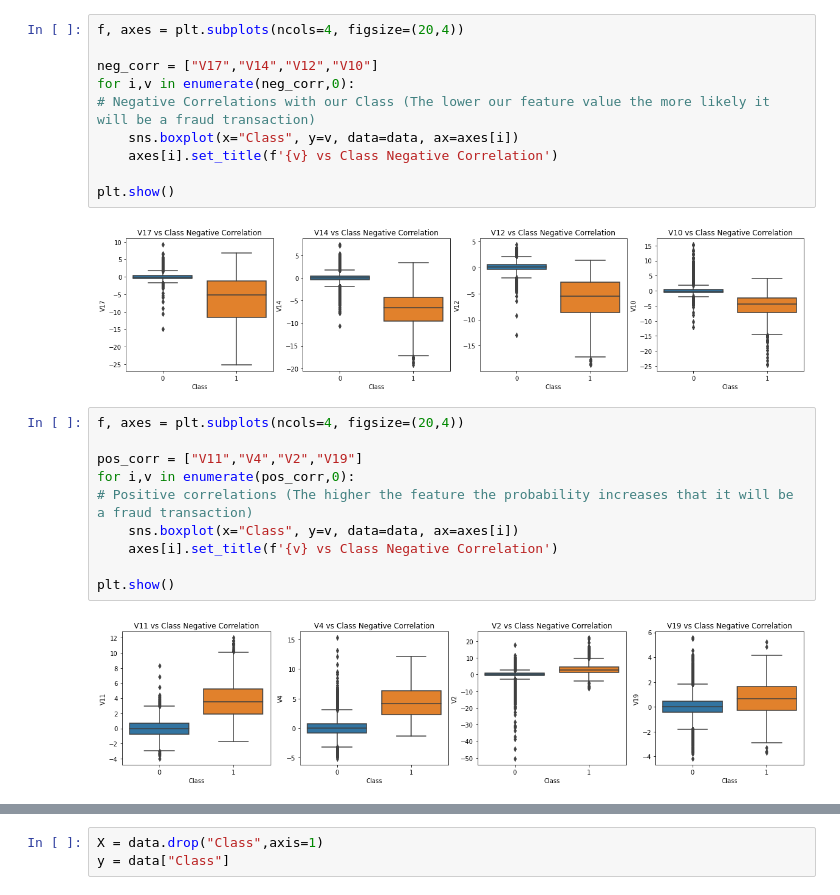
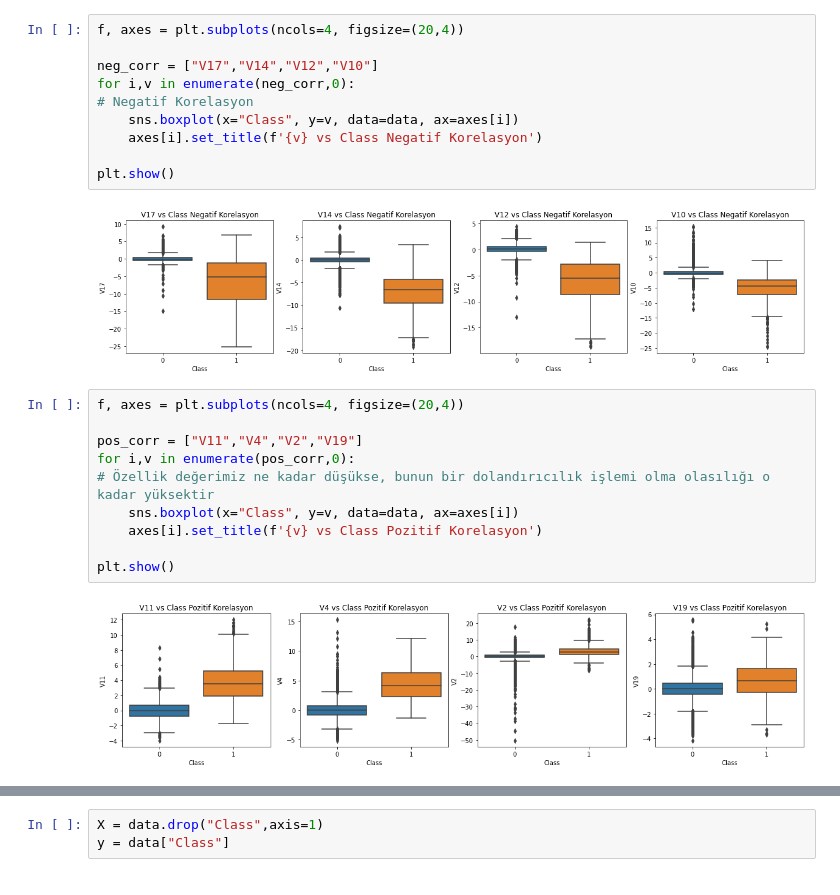
Before and after one commit to coderrved/credit-card-fraud-detection, a Jupyter notebook: Artificial Intelligence/credit-fraud-normal-sampling.ipynb, the cells around one changed output, grey strips where cells are left out. Drawn from its saved outputs; the diff is of its cells as text.

```diff
--- a/Artificial Intelligence/credit-fraud-normal-sampling.ipynb
+++ b/Artificial Intelligence/credit-fraud-normal-sampling.ipynb
@@ -201,9 +187,9 @@ f, axes = plt.subplots(ncols=4, figsize=(20,4))
 
 neg_corr = ["V17","V14","V12","V10"]
 for i,v in enumerate(neg_corr,0):
-# Negative Correlations with our Class (The lower our feature value the more likely it will be a fraud transaction)
+# Negatif Korelasyon
     sns.boxplot(x="Class", y=v, data=data, ax=axes[i])
-    axes[i].set_title(f'{v} vs Class Negative Correlation')
+    axes[i].set_title(f'{v} vs Class Negatif Korelasyon')
 
 plt.show()
 # %% [output]
@@ -211,12 +197,12 @@ plt.show()
 # %%
 f, axes = plt.subplots(ncols=4, figsize=(20,4))
 
 pos_corr = ["V11","V4","V2","V19"]
 for i,v in enumerate(pos_corr,0):
-# Positive correlations (The higher the feature the probability increases that it will be a fraud transaction)
+# Özellik değerimiz ne kadar düşükse, bunun bir dolandırıcılık işlemi olma olasılığı o kadar yüksektir
     sns.boxplot(x="Class", y=v, data=data, ax=axes[i])
-    axes[i].set_title(f'{v} vs Class Negative Correlation')
+    axes[i].set_title(f'{v} vs Class Pozitif Korelasyon')
 
 plt.show()
 # %% [output]
-[figure, old version]
+[figure, new version]
```
Also changed, not shown: parts of 11 cells of this notebook, 3 other files.
